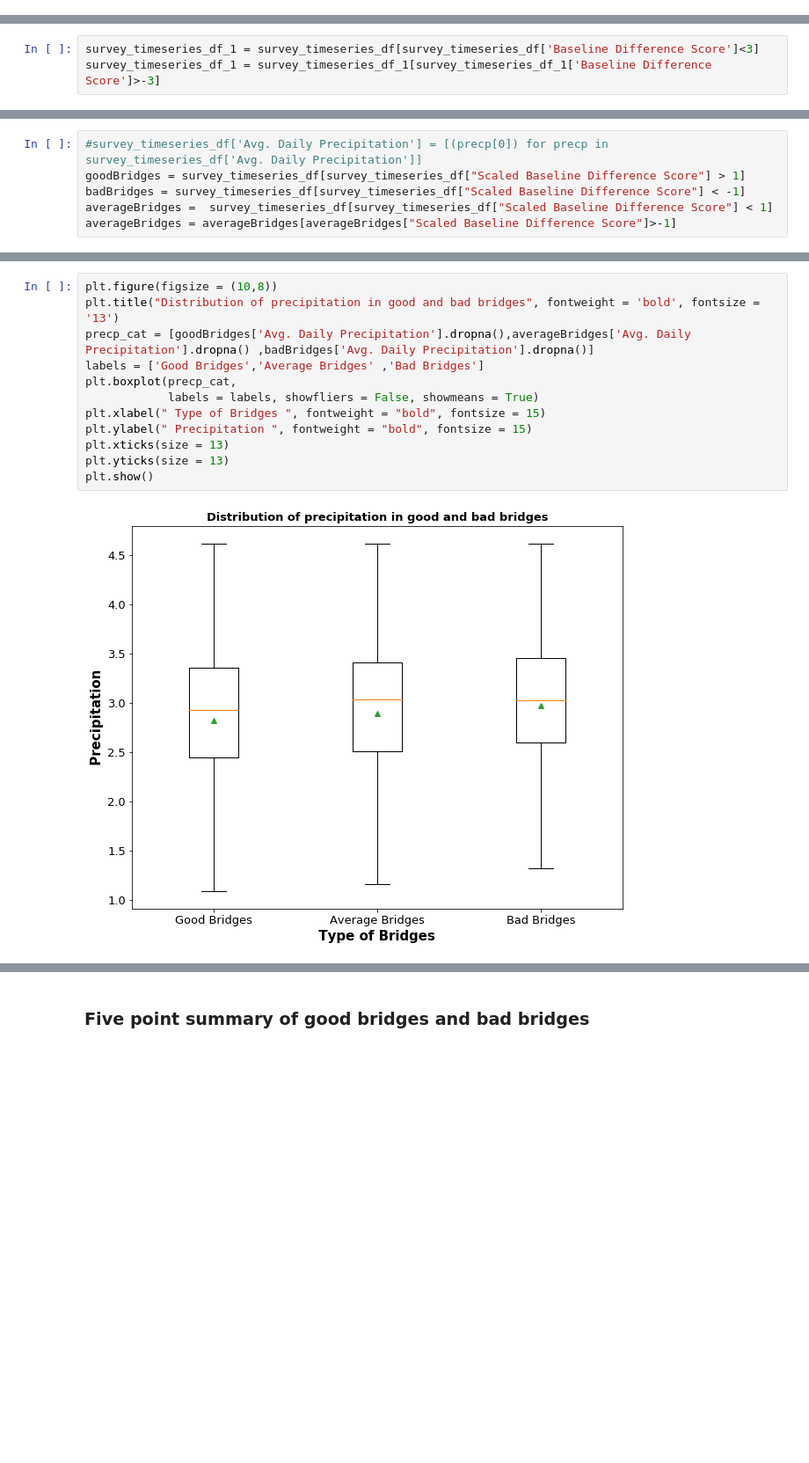
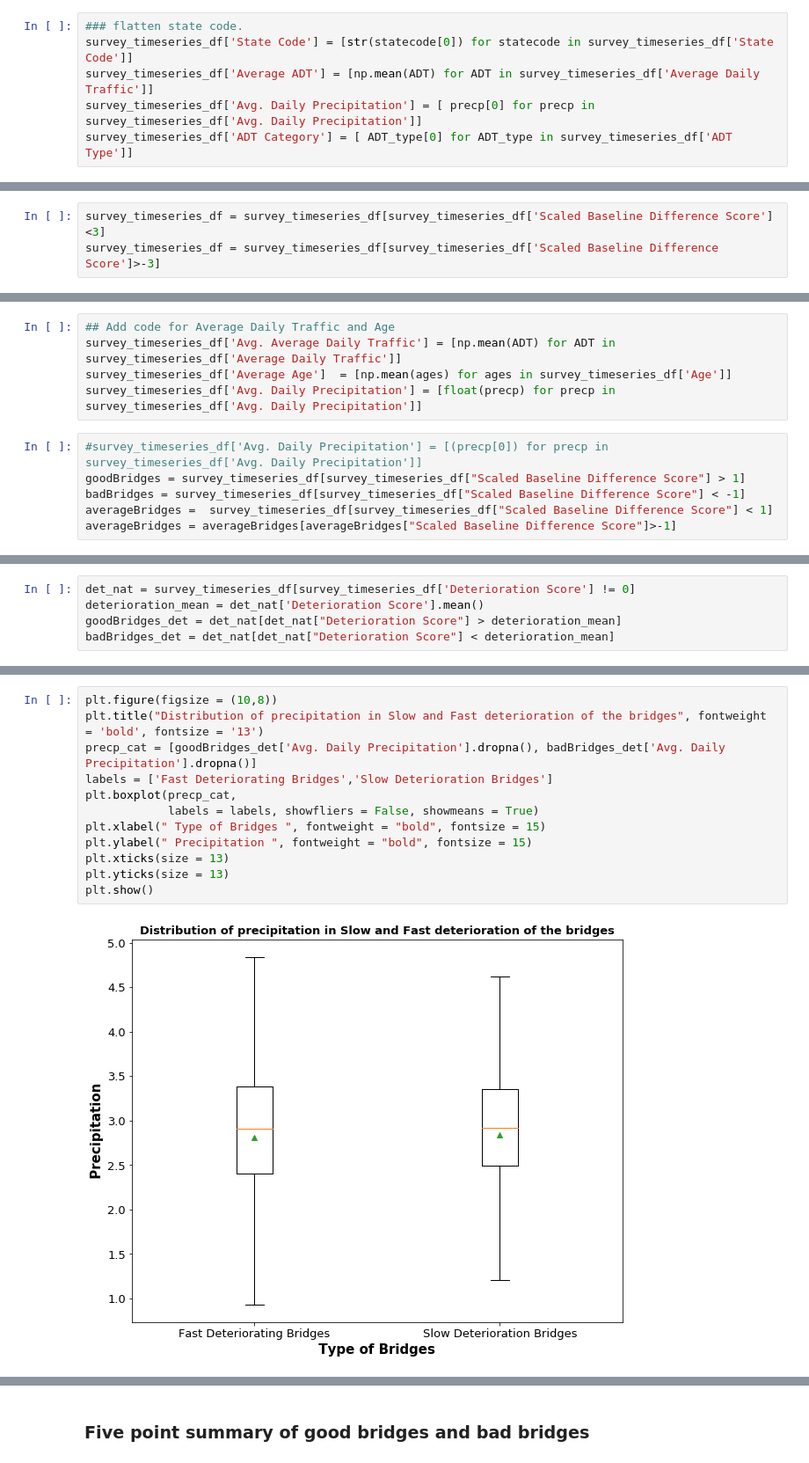
Before and after one commit to kaleoyster/thesis, a Jupyter notebook: methods/Baseline Score and Deterioration Score.ipynb, the cells around one changed output, grey strips where cells are left out. Shown at 88% size. Saved outputs shown, nothing was run; the diff lists cells and outputs as text; blank space fills up the shorter version.

```diff
--- a/methods/Baseline Score and Deterioration Score.ipynb
+++ b/methods/Baseline Score and Deterioration Score.ipynb
@@ -713,0 +718,6 @@ survey_timeseries_df['State Code'] = [statecode[0] for statecode in survey_times
+# %%
+### flatten state code.
+survey_timeseries_df['State Code'] = [str(statecode[0]) for statecode in survey_timeseries_df['State Code']]
+survey_timeseries_df['Average ADT'] = [np.mean(ADT) for ADT in survey_timeseries_df['Average Daily Traffic']]
+survey_timeseries_df['Avg. Daily Precipitation'] = [ precp[0] for precp in survey_timeseries_df['Avg. Daily Precipitation']]
+survey_timeseries_df['ADT Category'] = [ ADT_type[0] for ADT_type in survey_timeseries_df['ADT Type']]
@@ -1043,8 +1052,8 @@ See the caveats in the documentation: http://pandas.pydata.org/pandas-docs/stabl
 # %% [markdown]
 ### Removing Outliers
 # %%
-survey_timeseries_df_1 = survey_timeseries_df[survey_timeseries_df['Baseline Difference Score']<3]
-survey_timeseries_df_1 = survey_timeseries_df_1[survey_timeseries_df_1['Baseline Difference Score']>-3]
+survey_timeseries_df = survey_timeseries_df[survey_timeseries_df['Scaled Baseline Difference Score']<3]
+survey_timeseries_df = survey_timeseries_df[survey_timeseries_df['Scaled Baseline Difference Score']>-3]
 # %%
 plt.figure(figsize=(12,4))
 plt.subplots_adjust(bottom=0.025, left=0.025, top = 0.9, right=0.975)
@@ -1419,3 +1493,8 @@ The average age above and below the median score for both the scores are 38 - 39
+# %%
+## Add code for Average Daily Traffic and Age
+survey_timeseries_df['Avg. Average Daily Traffic'] = [np.mean(ADT) for ADT in survey_timeseries_df['Average Daily Traffic']]
+survey_timeseries_df['Average Age']  = [np.mean(ages) for ages in survey_timeseries_df['Age']]
+survey_timeseries_df['Avg. Daily Precipitation'] = [float(precp) for precp in survey_timeseries_df['Avg. Daily Precipitation']]
 # %%
 #survey_timeseries_df['Avg. Daily Precipitation'] = [(precp[0]) for precp in survey_timeseries_df['Avg. Daily Precipitation']]
 goodBridges = survey_timeseries_df[survey_timeseries_df["Scaled Baseline Difference Score"] > 1]
@@ -1432,0 +1570,5 @@ See the caveats in the documentation: http://pandas.pydata.org/pandas-docs/stabl
+# %%
+det_nat = survey_timeseries_df[survey_timeseries_df['Deterioration Score'] != 0]
+deterioration_mean = det_nat['Deterioration Score'].mean()
+goodBridges_det = det_nat[det_nat["Deterioration Score"] > deterioration_mean]
+badBridges_det = det_nat[det_nat["Deterioration Score"] < deterioration_mean]
@@ -1433,14 +1597,14 @@ See the caveats in the documentation: http://pandas.pydata.org/pandas-docs/stabl
 # %%
 plt.figure(figsize = (10,8))
-plt.title("Distribution of precipitation in good and bad bridges", fontweight = 'bold', fontsize = '13')
-precp_cat = [goodBridges['Avg. Daily Precipitation'].dropna(),averageBridges['Avg. Daily Precipitation'].dropna() ,badBridges['Avg. Daily Precipitation'].dropna()]
-labels = ['Good Bridges','Average Bridges' ,'Bad Bridges']
+plt.title("Distribution of precipitation in Slow and Fast deterioration of the bridges", fontweight = 'bold', fontsize = '13')
+precp_cat = [goodBridges_det['Avg. Daily Precipitation'].dropna(), badBridges_det['Avg. Daily Precipitation'].dropna()]
+labels = ['Fast Deteriorating Bridges','Slow Deterioration Bridges']
 plt.boxplot(precp_cat,
             labels = labels, showfliers = False, showmeans = True)
 plt.xlabel(" Type of Bridges ", fontweight = "bold", fontsize = 15)
 plt.ylabel(" Precipitation ", fontweight = "bold", fontsize = 15)
 plt.xticks(size = 13)
 plt.yticks(size = 13)
 plt.show()
 # %% [output]
-[figure, old version]
+[figure, new version]
```
Also changed, not shown: parts of 66 cells of this notebook.
